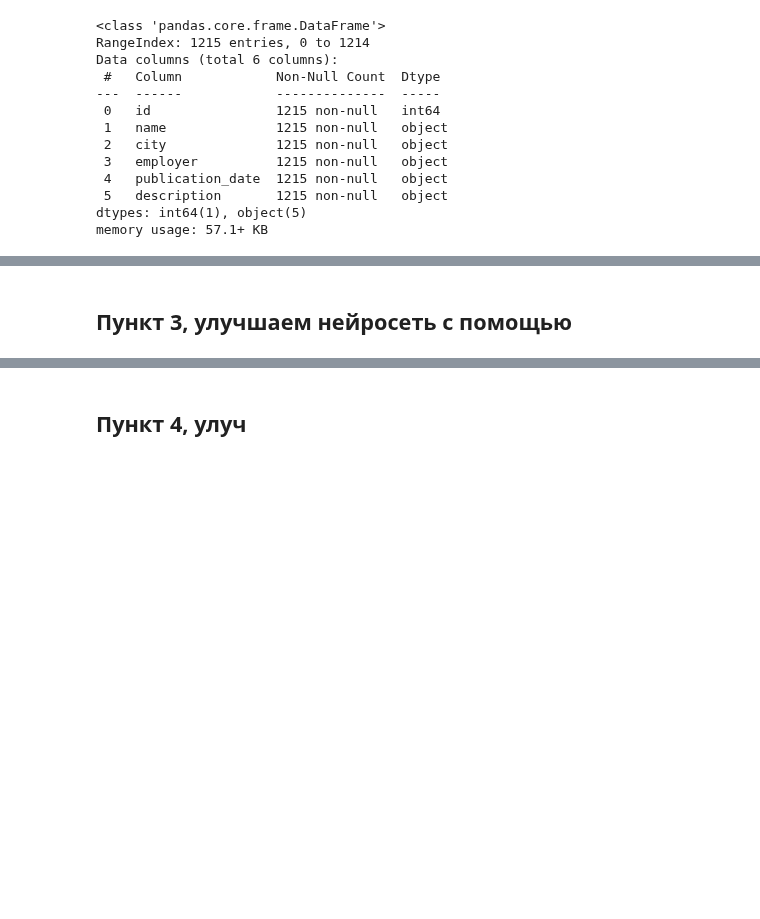
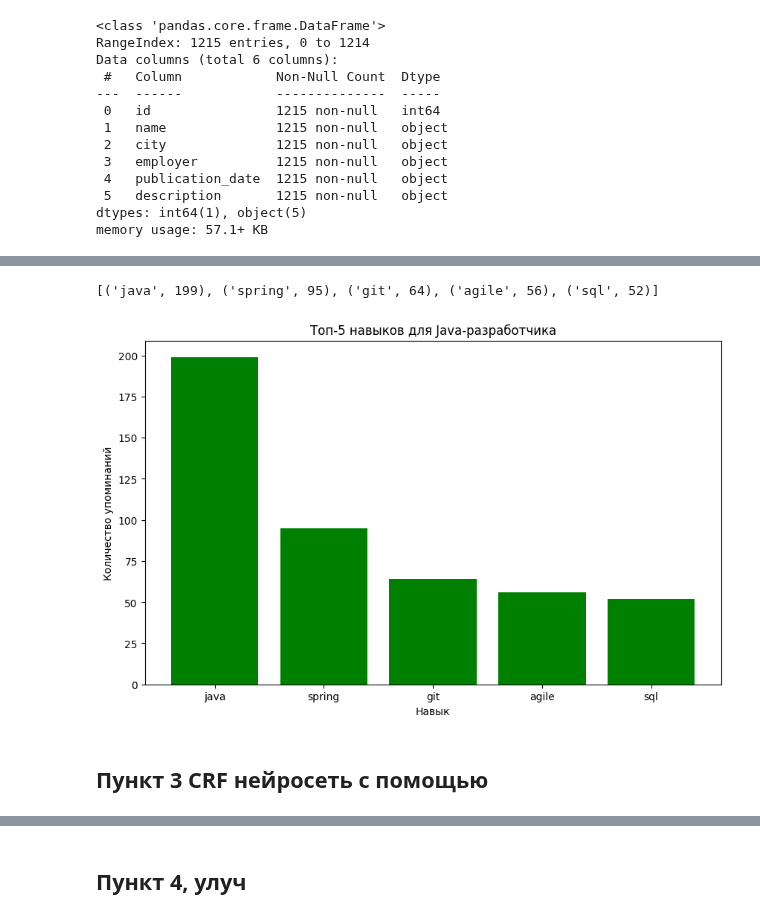
Before and after one commit to BardRimon/Study, a Jupyter notebook: Introduction_in_NLP/Задание_6_Александр_Клюкин.ipynb.ipynb, the cells around one changed output, grey strips where cells are left out. Drawn from its saved outputs; the diff is of its cells as text; code cells hidden in the pictures; blank space fills up the shorter version.

```diff
--- a/Introduction_in_NLP/Задание_6_Александр_Клюкин.ipynb.ipynb
+++ b/Introduction_in_NLP/Задание_6_Александр_Клюкин.ipynb.ipynb
@@ -151,4 +157,50 @@ df[['name', 'description']].head(14)
+# %%
+import pandas as pd
+import re
+from collections import Counter
+
+def extract_english_words(df):
+
+    all_words = []
+    english_word_pattern = re.compile(r'[a-zA-Z]+')
+
+    for description in df.dropna():
+            if isinstance(description, str):
+                found_words = english_word_pattern.findall(description)
+                all_words.extend([word.lower() for word in found_words])
+
+    words = Counter(all_words)
+    return words
+
+def clean_text(text):
+
+    clean = re.compile('<.*?>')
+    text = re.sub(clean, '', text)
+    text = re.sub(r'http\S+|www.\S+', '', text)
+    text = re.sub(r'\s+', ' ', text).strip()
+    return text
+
+clean_java_df = java_df['description'].apply(clean_text)
+words = extract_english_words(clean_java_df)
+
+tegs = words.most_common(5)
+print(tegs)
+# %% [output]
+[('java', 199), ('spring', 95), ('git', 64), ('agile', 56), ('sql', 52)]
+# %%
+import matplotlib.pyplot as plt
+
+
+words, counts = zip(*tegs) # крутая приколюха
+plt.figure(figsize=(10, 6))
+plt.bar(words, counts, color='green')
+plt.xlabel('Навык')
+plt.ylabel('Количество упоминаний')
+plt.title('Топ-5 навыков для Java-разработчика')
+plt.show()
+# %% [output]
+[figure, added]
 # %% [markdown]
-## Пункт 3, улучшаем нейросеть с помощью
+## Пункт 3 CRF нейросеть с помощью
 # %%
 ! wget https://www.dropbox.com/s/iuwsx5pmfhkk0w2/ner_dataset.csv
```
Also changed, not shown: parts of 20 cells of this notebook.
